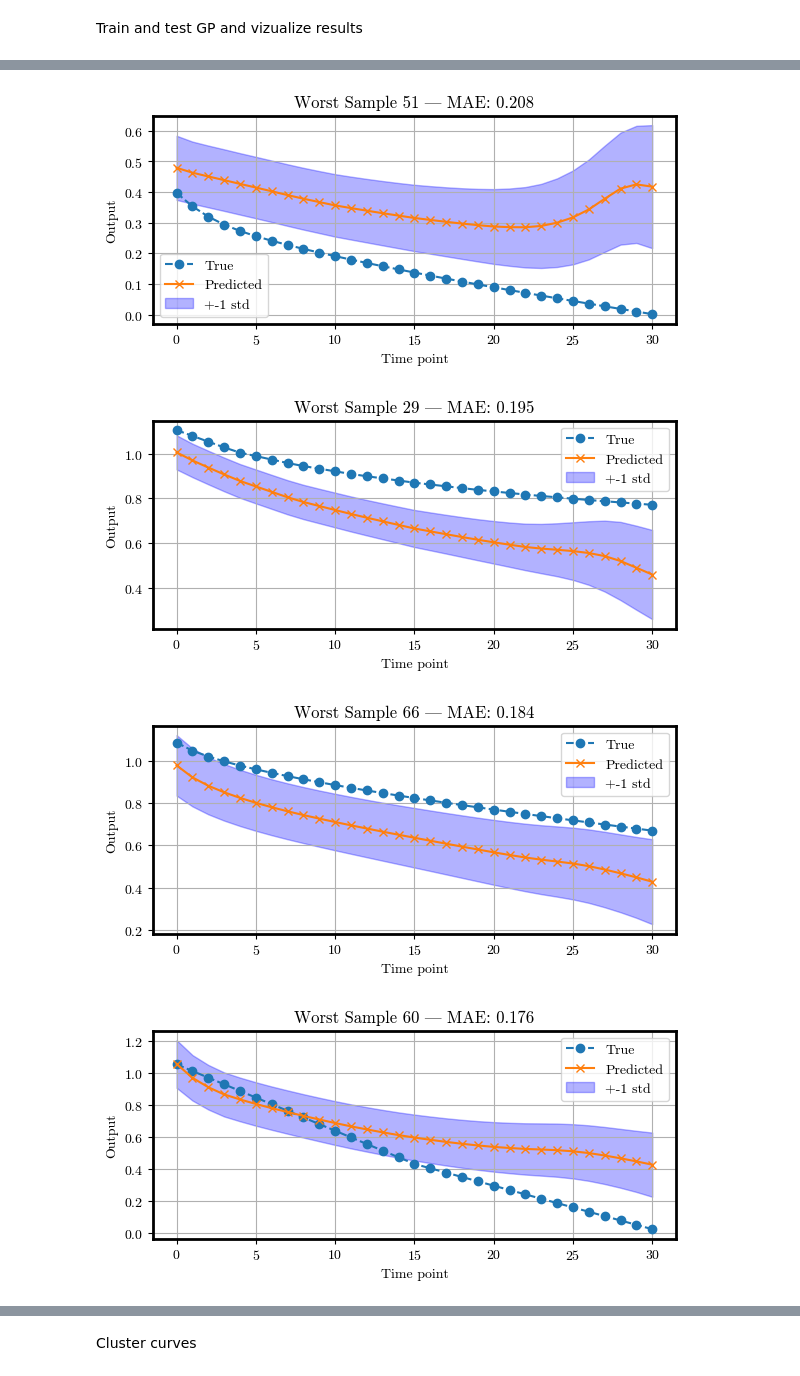
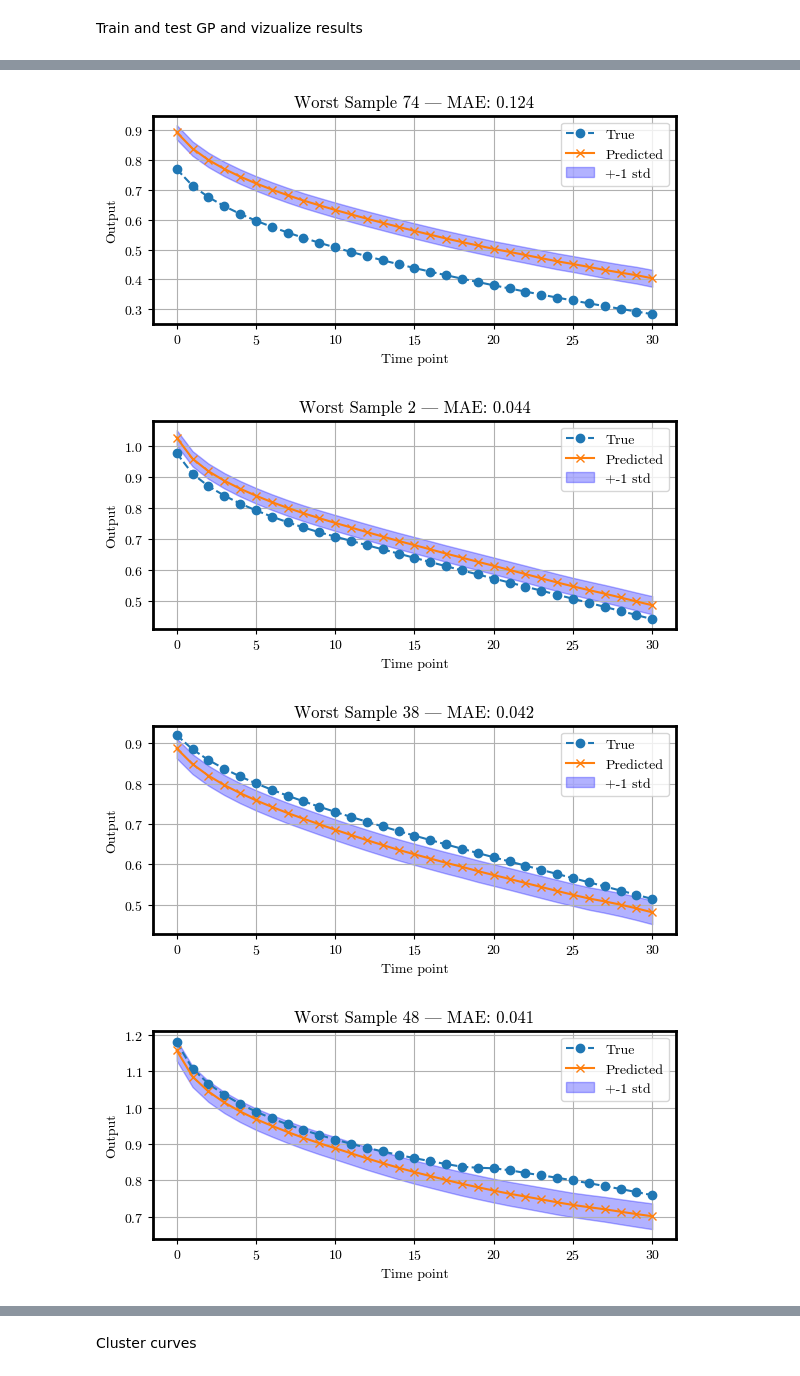
Before and after one commit to DejvisT/Sensitivity-Analysis-and-Surrogate-Modeling-of-PEM-Fuel-Cells, a Jupyter notebook: notebooks/95_GP_surrogate_models.ipynb, the cells around one changed output, grey strips where cells are left out. Cells and saved outputs as stored; diff of their text form; code cells hidden in the pictures.

Commit message:
Try GP on LHS sample

```diff
--- a/notebooks/95_GP_surrogate_models.ipynb
+++ b/notebooks/95_GP_surrogate_models.ipynb
@@ -229,14 +128,11 @@ from sklearn.multioutput import RegressorChain
 
 # X: input parameters (n_samples × n_features)
 # Y: output functions (n_samples × t_points)
-X = np.array(data[PARAMETER_RANGES.keys()])
+X = np.array(data[parameter_ranges])
 Y = np.array(data['Ucell'].tolist())
 
 # Filter invalid outputs
 #mask_valid = np.all((Y > 0) & (Y < 1.5), axis=1)
-X = X[mask_valid]
-Y = Y[mask_valid]
-Y = stretched_Y
 
 def train_GP(X, Y, test_size=0.2, random_state=42):
     # Split data
@@ -279,10 +175,5 @@ def train_GP(X, Y, test_size=0.2, random_state=42):
 
     return multi_gp, Y_test, Y_pred, Y_std, X_test_pca
 
-multi_gp, Y_test_stretched, Y_pred_stretched, Y_std, X_test_pca = train_GP(X, Y)
-
-# Map predicted and test outputs back to original domain
-Y_test_original = inverse_stretch_curves(Y_test_stretched, zero_crossings, common_zero_pos)
-Y_pred_original = inverse_stretch_curves(Y_pred_stretched, zero_crossings, common_zero_pos)
-Y_std_original = inverse_stretch_curves(Y_std, zero_crossings, common_zero_pos)
+multi_gp, Y_test, Y_pred, Y_std, X_test_pca = train_GP(X, Y)
 # %% [output]
@@ -295,7 +189,5 @@ Average MSE across all time points: 0.006368108495456407
 # %%
 import numpy as np
-Y_test = Y_test_original
-Y_pred = Y_pred_original
 
 # Shape: (n_samples, n_timepoints)
 errors = Y_pred - Y_test
@@ -331,35 +223,30 @@ plt.show()
 # %%
-Y_std = Y_std_original
-
-# Convert to (n_samples, n_outputs)
-Y_pred = Y_pred_original
-Y_test = Y_test_original
 
 # MAE per test curve (you must have computed this before)
 mae_per_curve = np.mean(np.abs(Y_pred - Y_test), axis=1)
 
 # Indices of the worst curves (highest MAE)
 worst_indices = np.argsort(mae_per_curve)[-25:]  # last 5 (i.e. highest errors)
 
 # Plot with uncertainty
 for idx in worst_indices[::-1]:
     plt.figure(figsize=(6, 3))
     time = np.arange(Y_test.shape[1])
     plt.plot(time, Y_test[idx], label='True', linestyle='--', marker='o')
     plt.plot(time, Y_pred[idx], label='Predicted', marker='x')
     plt.fill_between(time,
                      Y_pred[idx] - Y_std[idx],
                      Y_pred[idx] + Y_std[idx],
                      alpha=0.3, color='blue', label='+-1 std')
     plt.title(f'Worst Sample {idx} | MAE: {mae_per_curve[idx]:.3f}')
     plt.xlabel('Time point')
     plt.ylabel('Output')
     plt.legend()
     plt.grid(True)
     plt.tight_layout()
     plt.show()
 # %% [output]
-[figure, old version]
+[figure, new version]
-[figure, old version]
+[figure, new version]
-[figure, old version]
+[figure, new version]
-[figure, old version]
+[figure, new version]
```
Also changed, not shown: parts of 19 cells of this notebook.
